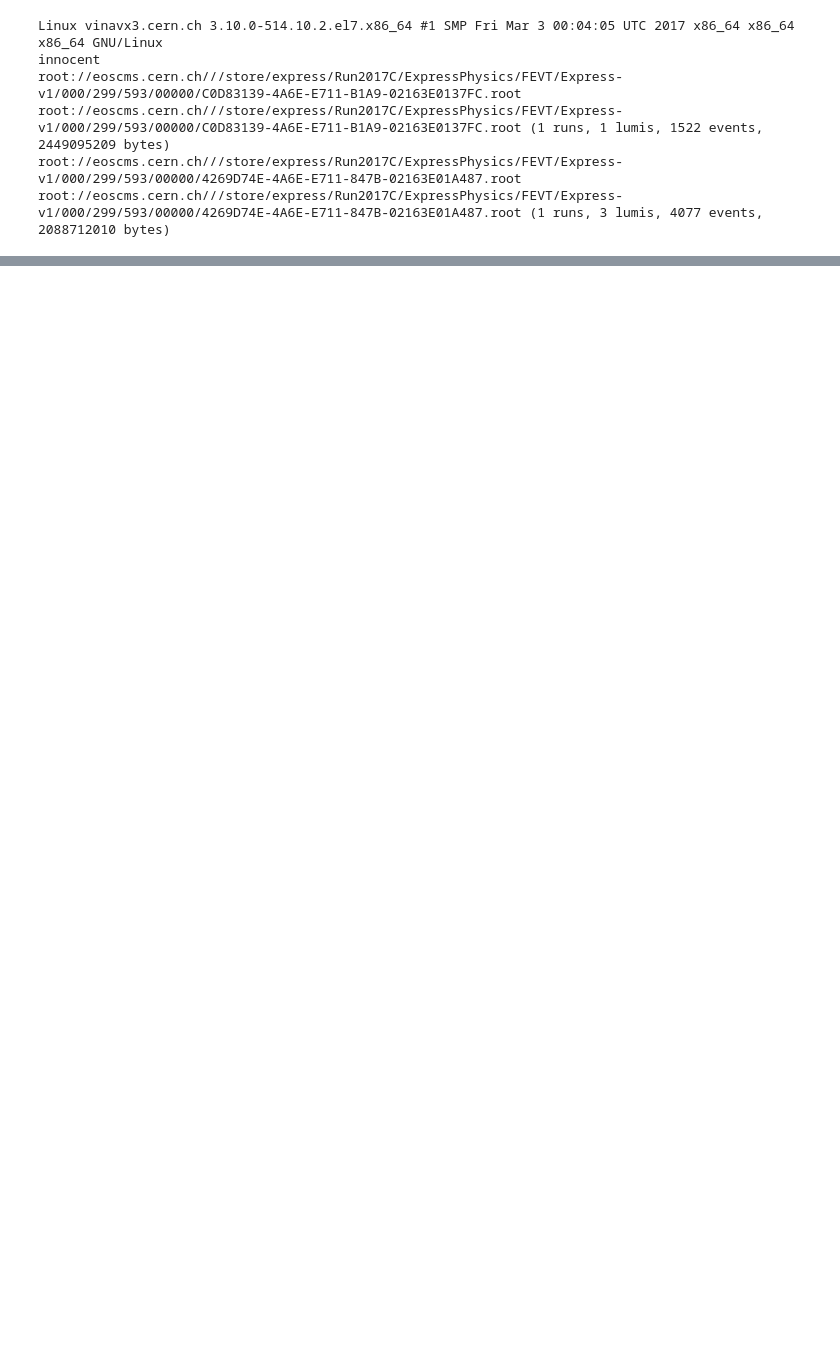
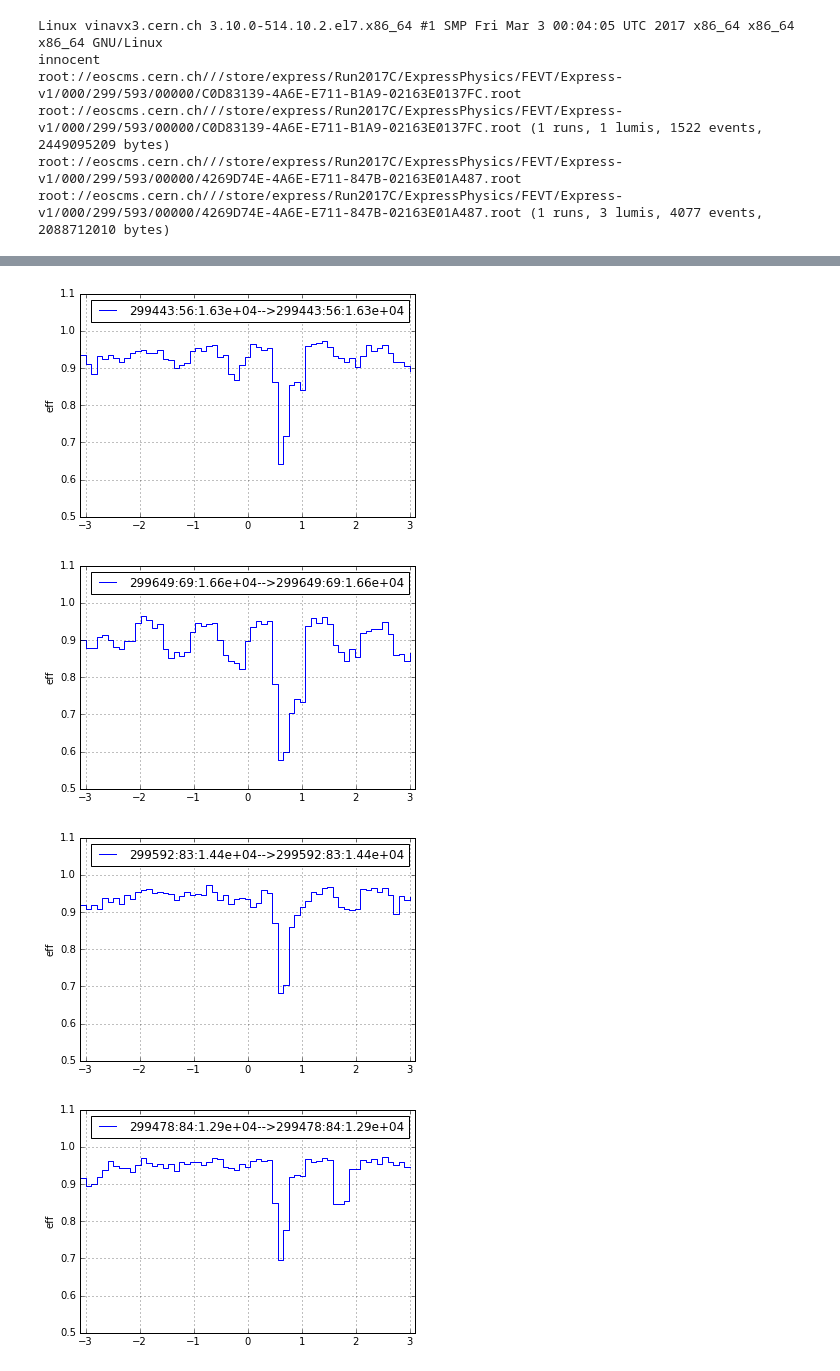
Before and after one commit to cms-tracking/POS2017, a Jupyter notebook: exercise2_TkHistos/effBPIX1.ipynb, the cells around one changed output, grey strips where cells are left out. Cells and saved outputs as stored; diff of their text form; code cells hidden in the pictures; blank space fills up the shorter version.

```diff
--- a/exercise2_TkHistos/effBPIX1.ipynb
+++ b/exercise2_TkHistos/effBPIX1.ipynb
@@ -191,12 +303,17 @@ print len(bha)
 # %%
 i=0
-for b in bha:
+for b in effH:
     plt.step(b[0],b[1],where='post',label=runid0[i])
     plt.xlim(-3.1, 3.1)
-    plt.ylim(0.5, 1.05)
+    plt.ylim(0.5, 1.1)
     plt.grid(True)
-    plt.legend(bbox_to_anchor=(1.05, 1), loc=2, borderaxespad=0.)
-#    plt.legend(loc='upper right')
+#    plt.legend(bbox_to_anchor=(1.05, 1), loc=2, borderaxespad=0.)
+    plt.legend(loc='upper right')
     plt.ylabel('eff')
     i+=1
     plt.show()
+# %% [output]
+[figure, added]
+[figure, added]
+[figure, added]
+[figure, added]
```
Also changed, not shown: parts of 12 cells of this notebook.
